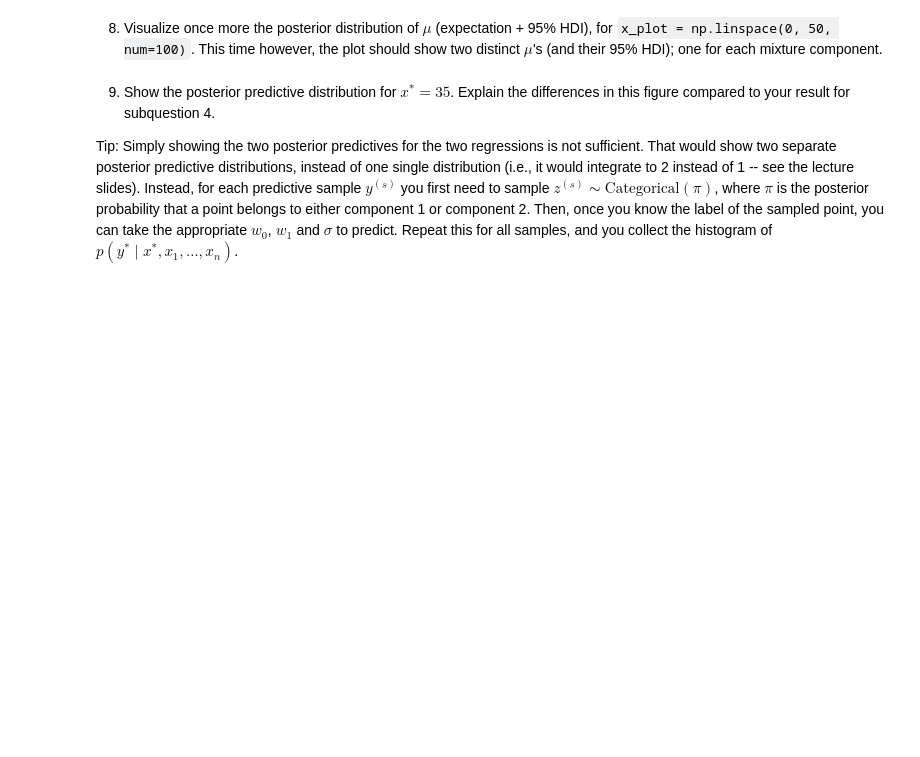
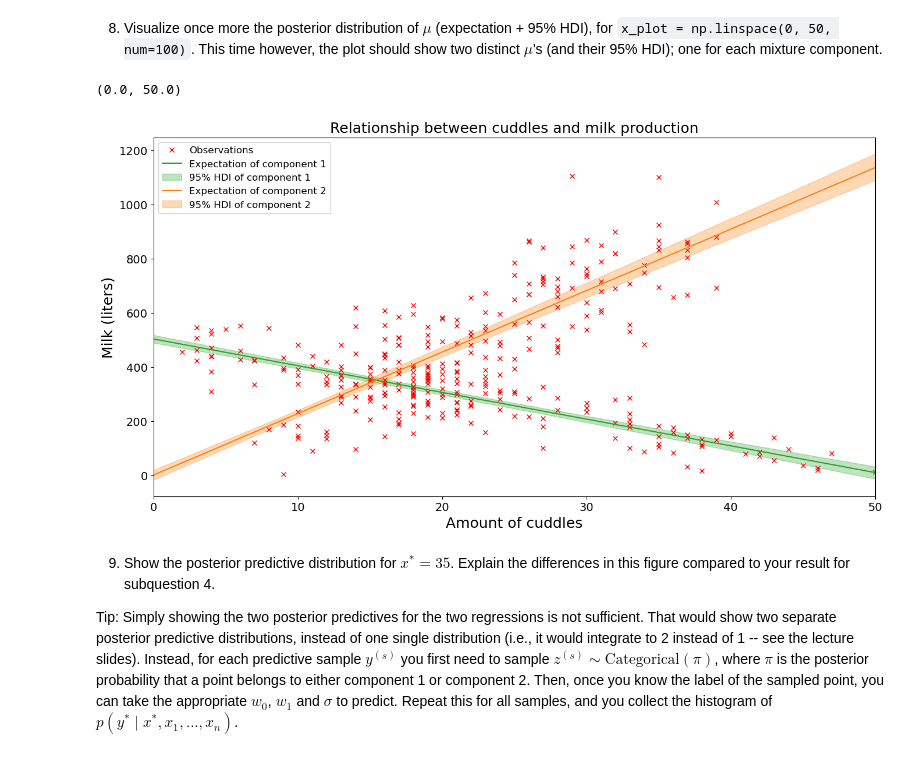
Before and after one commit to DerOeko/SOW-BKI203BS, a Jupyter notebook: LargeAssignment1/Ferdinand_Paar_s1128559_Samuel_Nellessen_s1102282_Assignment_LargeAssignment1.ipynb, the cells around one changed output. Cells and saved outputs as stored; diff of their text form; code cells hidden in the pictures; blank space fills up the shorter version.

```diff
--- a/LargeAssignment1/Ferdinand_Paar_s1128559_Samuel_Nellessen_s1102282_Assignment_LargeAssignment1.ipynb
+++ b/LargeAssignment1/Ferdinand_Paar_s1128559_Samuel_Nellessen_s1102282_Assignment_LargeAssignment1.ipynb
@@ -735,29 +855,37 @@ samples = m.sample(num_samples, vars=[...])
 # %%
 plt.figure(figsize=(16, 8))
 ax = plt.gca()
 ax.plot(x, y, 'rx', label='Observations')
-
+w = samples['w']
 m = 100
 x_range = np.linspace(0, 50, num=m)
-
-...
 
 colors = ['tab:green', 'tab:orange']
 
 for k in range(2):
-    ...
-    ax.plot(x_range, ..., color=colors[k],
-            label=f'Expectation of component {k+1}')
-    ax.fill_between(x_range,
-                    mu_lower,
-                    mu_upper, color=colors[k], alpha=0.3,
-                    label=f'95% HDI of component {k+1}')
+        w0_samples = w[k, 0, :, :].flatten()
+        w1_samples = w[k, 1, :, :].flatten()
+        x_repeat = np.repeat(x_range[:, None], len(w0_samples), axis=1).T
+        mu_samples = w0_samples[:, None] + w1_samples[:, None] * x_repeat
+        mu_exp = mu_samples.mean(axis=0) # get the posterior expectation of mu
+        mu_lower = np.percentile(mu_samples, 2.5, axis=0)
+        mu_upper = np.percentile(mu_samples, 97.5, axis=0)
+
+        ax.plot(x_range, mu_exp, color=colors[k],
+                label=f'Expectation of component {k+1}')
+        ax.fill_between(x_range,
+                        mu_lower,
+                        mu_upper, color=colors[k], alpha=0.3,
+                        label=f'95% HDI of component {k+1}')
 
 ax.legend()
 ax.set_xlabel('Amount of cuddles')
 ax.set_ylabel('Milk (liters)')
 ax.set_title('Relationship between cuddles and milk production')
-ax.set_xlim([x_range[0], x_range[-1]]);
+ax.set_xlim([x_range[0], x_range[-1]])
+# %% [output]
+(0.0, 50.0)
+[figure, added]
 # %% [markdown]
 9. Show the posterior predictive distribution for $x^*=35$. Explain the differences in this figure compared to your result for subquestion 4.
 
```
Also changed, not shown: parts of 22 cells of this notebook.
